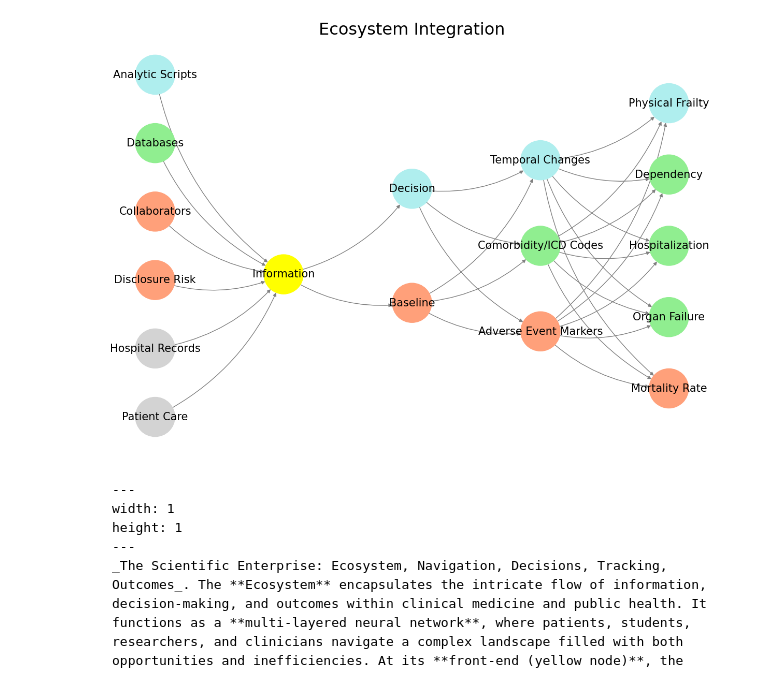
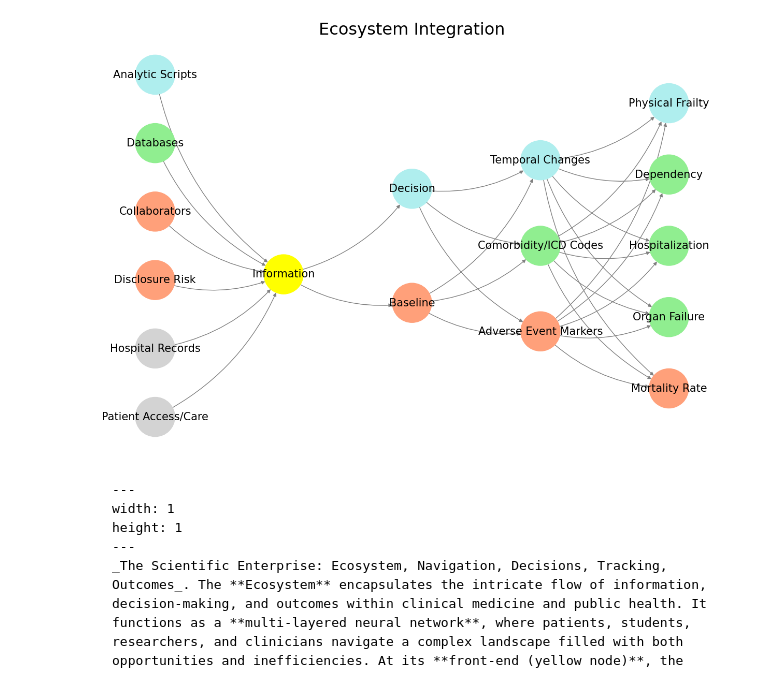
Before and after one commit to abikesa/donors, a Jupyter notebook: kitabo/ensi/_build/jupyter_execute/index.ipynb, the cells around one changed output. Drawn from its saved outputs; the diff is of its cells as text; code cells hidden in the pictures.

````diff
--- a/kitabo/ensi/_build/jupyter_execute/index.ipynb
+++ b/kitabo/ensi/_build/jupyter_execute/index.ipynb
@@ -36,7 +36,7 @@ import networkx as nx
 # Define the neural network fractal
 def define_layers():
     return {
-        'Suis': ['Patient Care', 'Hospital Records', 'Disclosure Risk', 'Collaborators', 'Databases', 'Analytic Scripts', ], # Static
+        'Suis': ['Patient Access/Care', 'Hospital Records', 'Disclosure Risk', 'Collaborators', 'Databases', 'Analytic Scripts', ], # Static
         'Voir': ['Information'],
         'Choisis': ['Baseline', 'Decision'],
         'Deviens': ['Adverse Event Markers', 'Comorbidity/ICD Codes', 'Temporal Changes'],
@@ -70,34 +70,34 @@ def visualize_nn():
     node_colors = []
 
     # Add nodes and assign positions
     for i, (layer_name, nodes) in enumerate(layers.items()):
         positions = calculate_positions(nodes, x_offset=i * 2)
         for node, position in zip(nodes, positions):
             G.add_node(node, layer=layer_name)
             pos[node] = position
             node_colors.append(colors.get(node, 'lightgray'))
 
     # Add edges (automated for consecutive layers)
     layer_names = list(layers.keys())
     for i in range(len(layer_names) - 1):
         source_layer, target_layer = layer_names[i], layer_names[i + 1]
         for source in layers[source_layer]:
             for target in layers[target_layer]:
                 G.add_edge(source, target)
 
     # Draw the graph
     plt.figure(figsize=(12, 8))
     nx.draw(
         G, pos, with_labels=True, node_color=node_colors, edge_color='gray',
         node_size=3000, font_size=15, connectionstyle="arc3,rad=0.2"
     )
     plt.title("Ecosystem Integration", fontsize=23)
     plt.show()
 
 # Run the visualization
 visualize_nn()
 # %% [output]
-[figure, old version]
+[figure, new version]
 # %% [markdown]
 ```{figure} https://www.ledr.com/colours/white.jpg
 ---
````
Also changed, not shown: 15 other files.
